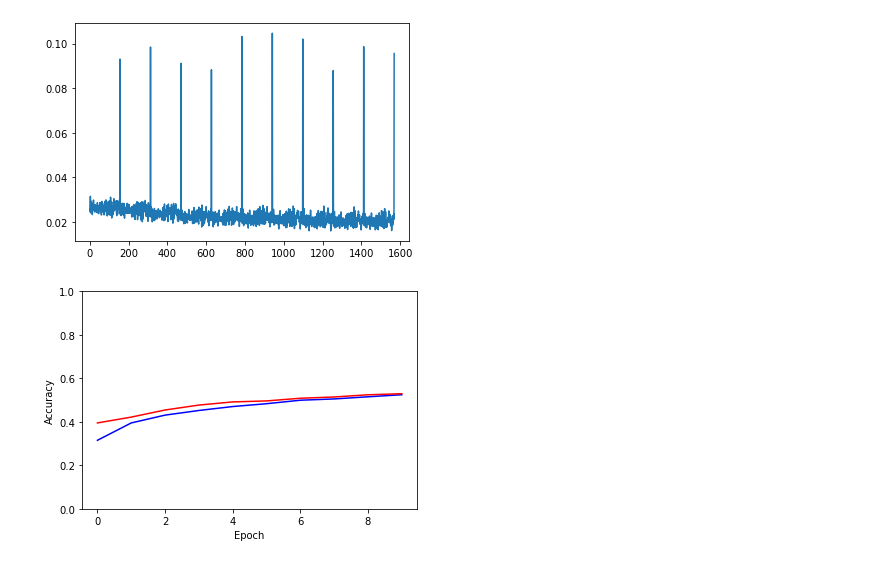
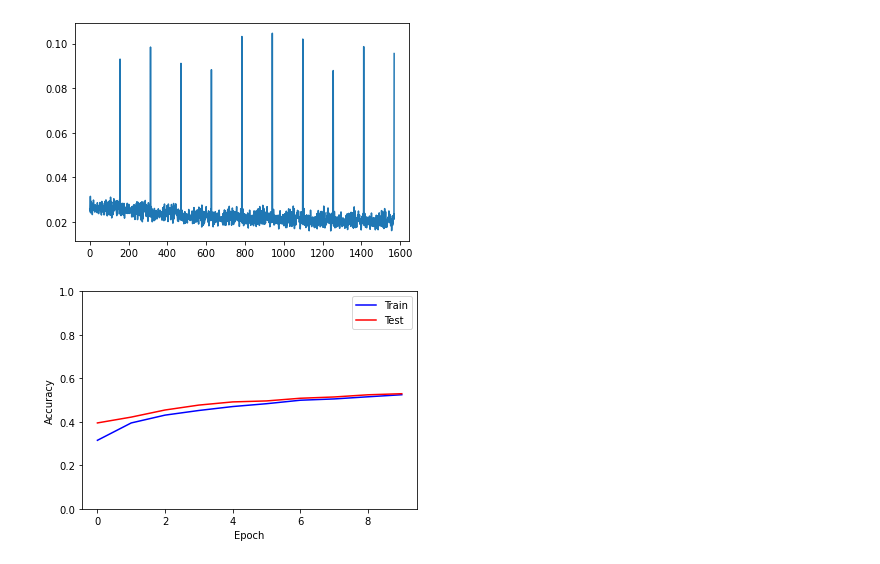
Before and after one commit to matthewpurri/Transformer_Tutorial, a Jupyter notebook: vit_tutorial.ipynb, the cells around one changed output. Cells and saved outputs as stored; diff of their text form; code cells hidden in the pictures.

Commit message:
Cleaned up visualizations

```diff
--- a/vit_tutorial.ipynb
+++ b/vit_tutorial.ipynb
@@ -343,11 +343,12 @@ plt.show()
 # %%
 plt.plot(range(n_epochs), epoch_train_acc, '-b')
 plt.plot(range(n_epochs), epoch_test_acc, '-r')
 plt.ylim([0,1])
 plt.ylabel('Accuracy')
 plt.xlabel('Epoch')
+plt.legend(['Train', 'Test'])
 plt.show()
 # %% [output]
-[figure, old version]
+[figure, new version]
 # %%
 # Homework for 0 credit: Play with the hyperparameters and beat the score here, post it on the Github page!
```
Also changed, not shown: parts of 2 cells of this notebook.
